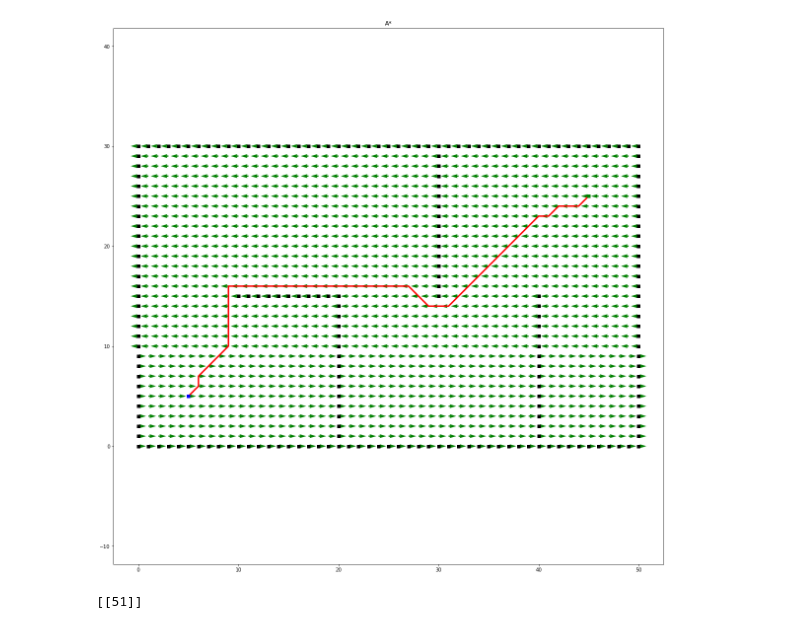
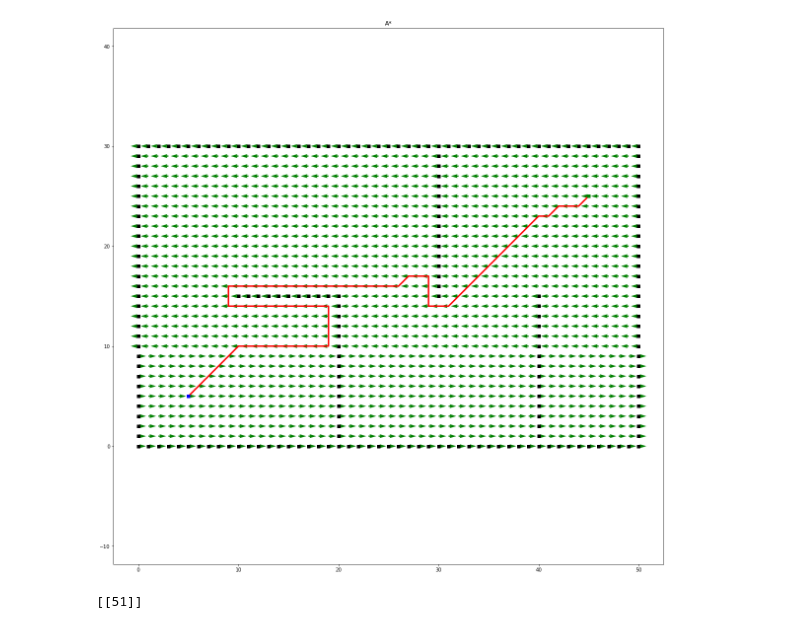
Before and after one commit to nouyang/oceansim, a Jupyter notebook: Non-Custom RRT.ipynb, the cells around one changed output. Saved outputs shown, nothing was run; the diff lists cells and outputs as text; code cells hidden in the pictures.

Commit message:
NONWORKING - added wind cost to buoy openai gym code

```diff
--- a/Non-Custom RRT.ipynb
+++ b/Non-Custom RRT.ipynb
@@ -35,7 +35,7 @@ class AStar:
         self.PARENT = dict()  # recorded parent
         self.g = dict()  # cost to come
 
-        self.wind_cost_multiplier = -0.0
+        self.wind_cost_multiplier = 1
 
         # 51 x 31
 
@@ -45,9 +45,6 @@ class AStar:
                 -np.ones((21, 51))
             ), axis=0
         )
-        #print(self.wind_xgrid)
-        #print(self.wind_xgrid.shape)
-
         self.wind_ygrid = np.zeros((31,51))
 
     def searching(self):
@@ -169,7 +166,6 @@ class AStar:
         wind_cost = self.wind_cost_multiplier * (wind_x + wind_y)
         return euclid_cost + wind_cost
 
-
     def is_collision(self, s_start, s_end):
         """
         check if the line segment (s_start, s_end) is collision.
@@ -231,34 +227,34 @@ class AStar:
         heuristic_type = self.heuristic_type  # heuristic type
         goal = self.s_goal  # goal node
 
         if heuristic_type == "manhattan":
             return abs(goal[0] - s[0]) + abs(goal[1] - s[1])
         else:
             return math.hypot(goal[0] - s[0], goal[1] - s[1])
 
 
 def main():
     s_start = (5, 5)
     s_goal = (45, 25)
 
     # map defined in Search_2D/env.py
     astar = AStar(s_start, s_goal, "euclidean")
     plot = plotting.Plotting(s_start, s_goal)
 
     path, visited = astar.searching()
     plot.plot_grid('A*')
     plot.plot_wind(astar.wind_xgrid, astar.wind_ygrid)
     plot.plot_path(path)
     #plot.animation(path, visited, "A*")  # animation
     # path, visited = astar.searching_repeated_astar(2.5)               # initial weight e = 2.5
     # plot.animation_ara_star(path, visited, "Repeated A*")
     plt.rcParams['figure.figsize'] = (20, 20)
 
 
 if __name__ == '__main__':
     main()
 # %% [output]
-[figure, old version]
+[figure, new version]
 # %%
 X, Y = np.meshgrid(51,31)
 print(X)
```
Also changed, not shown: parts of 1 cell of this notebook, 7 other files.
